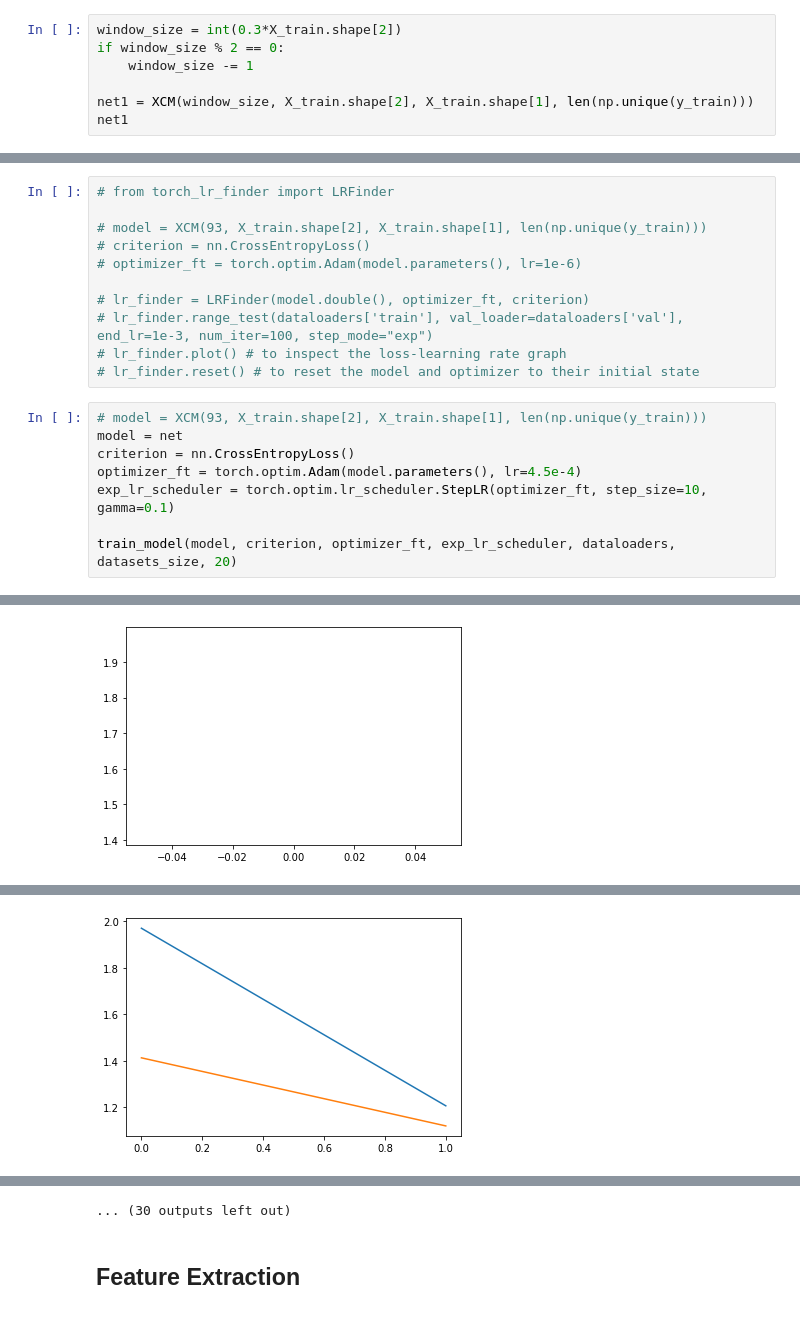
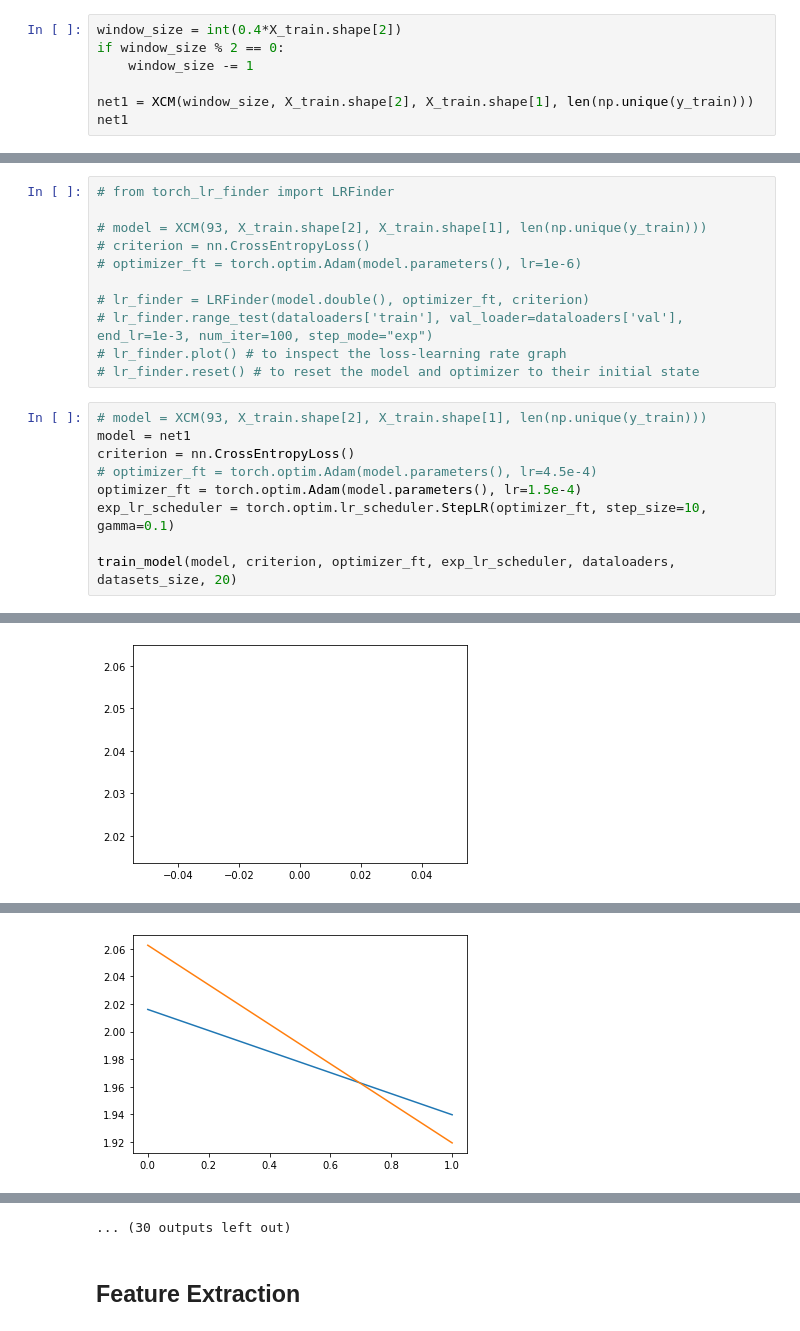
Before and after one commit to duyanhpham-brs/XAI-Multivariate-Time-Series, a Jupyter notebook: XAI_models_evaluation.ipynb, the cells around one changed output, grey strips where cells are left out. Cells and saved outputs as stored; diff of their text form.

```diff
--- a/XAI_models_evaluation.ipynb
+++ b/XAI_models_evaluation.ipynb
@@ -85,7 +85,7 @@ Estimated Total Size (MB): 1.10
 # %% [markdown]
 ## XCM
 # %%
-window_size = int(0.3*X_train.shape[2])
+window_size = int(0.4*X_train.shape[2])
 if window_size % 2 == 0:
     window_size -= 1
 
@@ -141,9 +144,10 @@ Estimated Total Size (MB): 4.45
 # lr_finder.reset() # to reset the model and optimizer to their initial state
 # %%
 # model = XCM(93, X_train.shape[2], X_train.shape[1], len(np.unique(y_train)))
-model = net
+model = net1
 criterion = nn.CrossEntropyLoss()
-optimizer_ft = torch.optim.Adam(model.parameters(), lr=4.5e-4)
+# optimizer_ft = torch.optim.Adam(model.parameters(), lr=4.5e-4)
+optimizer_ft = torch.optim.Adam(model.parameters(), lr=1.5e-4)
 exp_lr_scheduler = torch.optim.lr_scheduler.StepLR(optimizer_ft, step_size=10, gamma=0.1)
 
 train_model(model, criterion, optimizer_ft, exp_lr_scheduler, dataloaders, datasets_size, 20)
@@ -155,3 +159,3 @@ val Loss: 1.4134 Acc: 0.4844 Correct: 155.0
-[figure, old version]
+[figure, new version]
 Epoch 1/19
 ----------
@@ -160,3 +164,3 @@ val Loss: 1.1208 Acc: 0.5875 Correct: 188.0
-[figure, old version]
+[figure, new version]
 Epoch 2/19
 ----------
```
Also changed, not shown: parts of 11 cells of this notebook, 3 other files.
